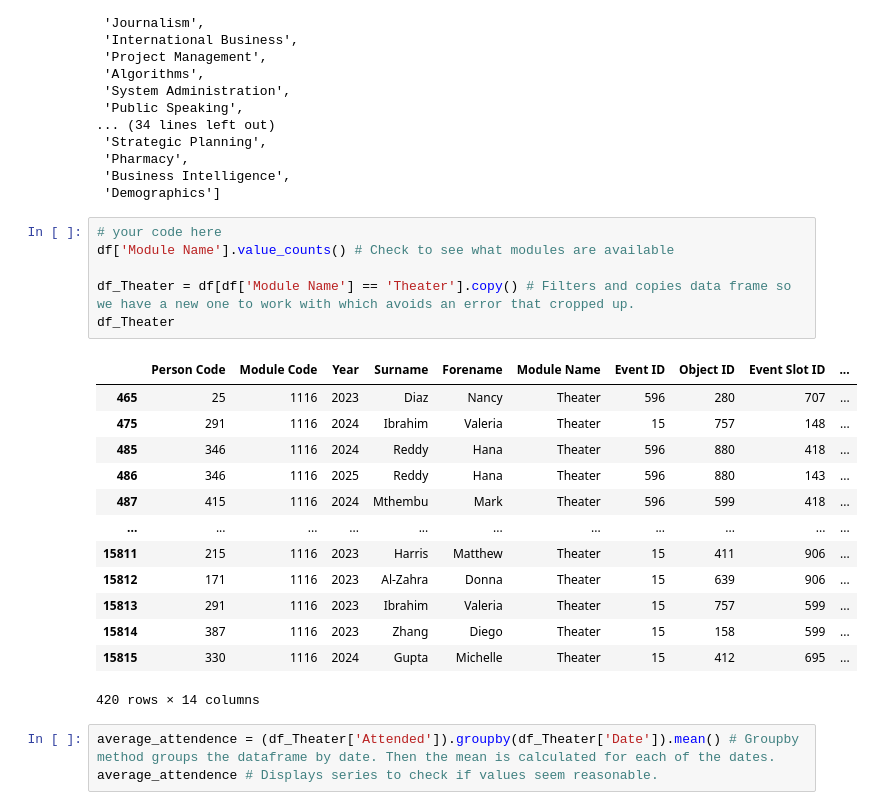
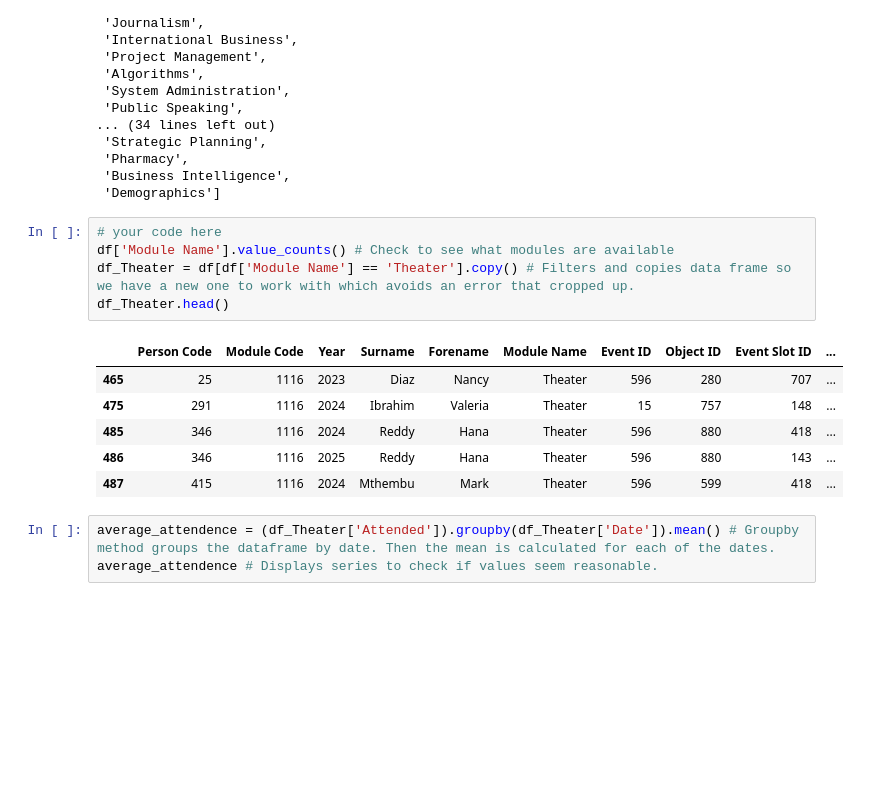
Before and after one commit to tobiade22/IDS_Summative_1, a Jupyter notebook: summative1-1.ipynb, the cells around one changed output. Saved outputs shown, nothing was run; the diff lists cells and outputs as text; blank space fills up the shorter version.

```diff
--- a/summative1-1.ipynb
+++ b/summative1-1.ipynb
@@ -244,23 +230,15 @@ df['Module Name'].unique().tolist() # Using this for shiny app
 # %%
 # your code here
 df['Module Name'].value_counts() # Check to see what modules are available
-
 df_Theater = df[df['Module Name'] == 'Theater'].copy() # Filters and copies data frame so we have a new one to work with which avoids an error that cropped up.
-df_Theater
+df_Theater.head()
 # %% [output]
 |  | Person Code | Module Code | Year | Surname | Forename | Module Name | Event ID | Object ID | Event Slot ID | ... |
 | 465 | 25 | 1116 | 2023 | Diaz | Nancy | Theater | 596 | 280 | 707 | ... |
 | 475 | 291 | 1116 | 2024 | Ibrahim | Valeria | Theater | 15 | 757 | 148 | ... |
 | 485 | 346 | 1116 | 2024 | Reddy | Hana | Theater | 596 | 880 | 418 | ... |
 | 486 | 346 | 1116 | 2025 | Reddy | Hana | Theater | 596 | 880 | 143 | ... |
 | 487 | 415 | 1116 | 2024 | Mthembu | Mark | Theater | 596 | 599 | 418 | ... |
-| ... | ... | ... | ... | ... | ... | ... | ... | ... | ... | ... |
-| 15811 | 215 | 1116 | 2023 | Harris | Matthew | Theater | 15 | 411 | 906 | ... |
-| 15812 | 171 | 1116 | 2023 | Al-Zahra | Donna | Theater | 15 | 639 | 906 | ... |
-| 15813 | 291 | 1116 | 2023 | Ibrahim | Valeria | Theater | 15 | 757 | 599 | ... |
-| 15814 | 387 | 1116 | 2023 | Zhang | Diego | Theater | 15 | 158 | 599 | ... |
-| 15815 | 330 | 1116 | 2024 | Gupta | Michelle | Theater | 15 | 412 | 695 | ... |
-420 rows × 14 columns
 # %%
 average_attendence = (df_Theater['Attended']).groupby(df_Theater['Date']).mean() # Groupby method groups the dataframe by date. Then the mean is calculated for each of the dates.
 average_attendence # Displays series to check if values seem reasonable.
```
Also changed, not shown: parts of 17 cells of this notebook, 1 other file.
